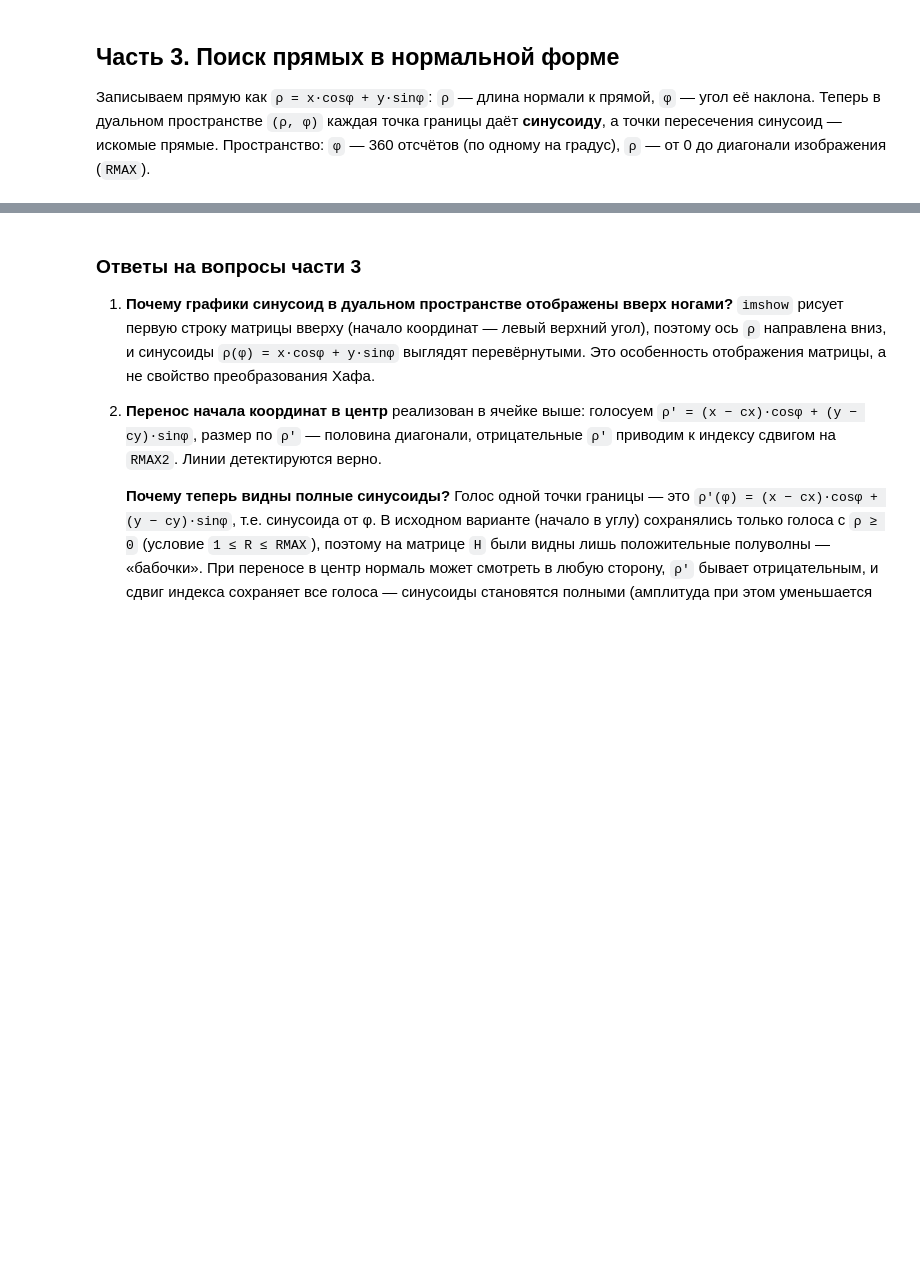
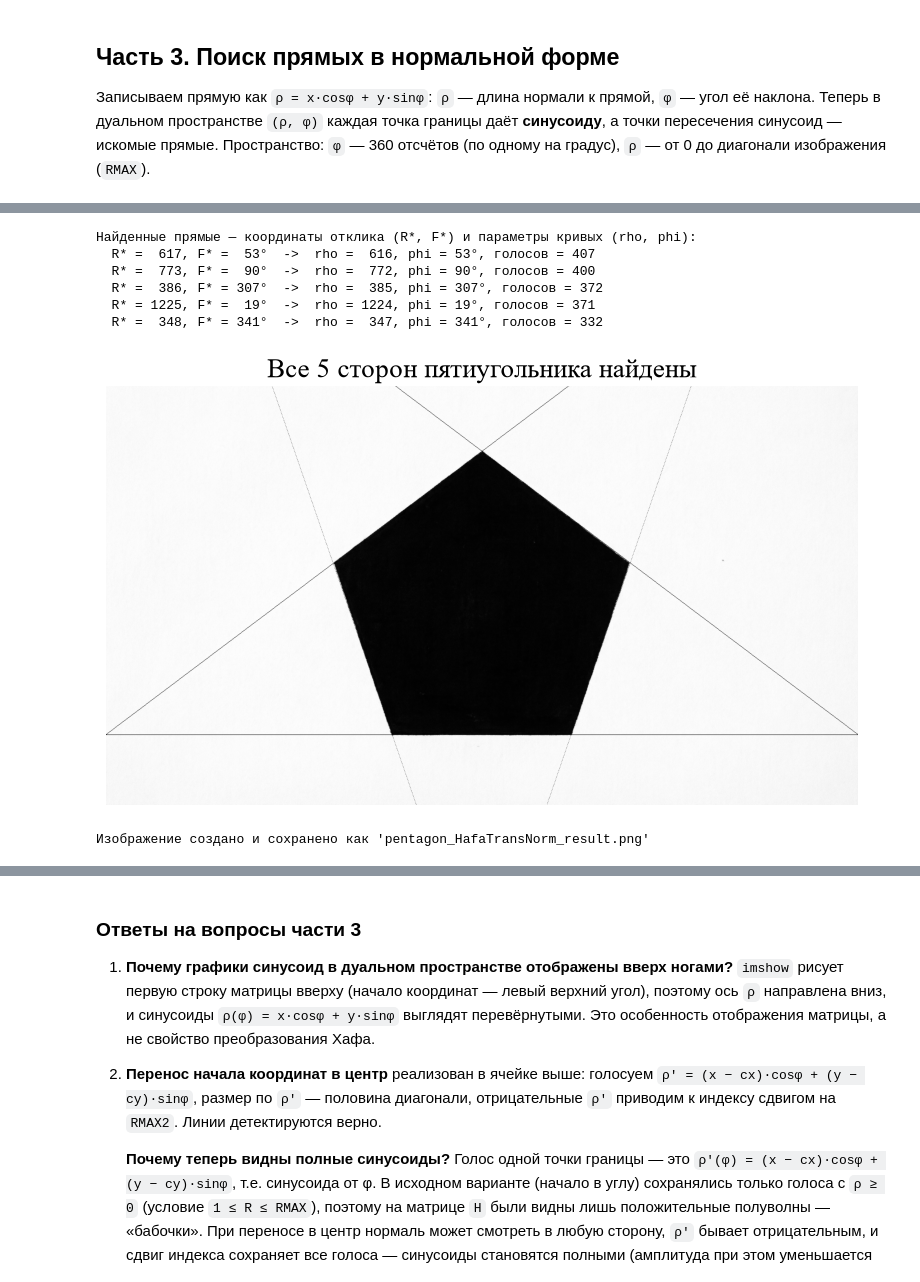
Before and after one commit to RiXenGC/pattern-recognition, a Jupyter notebook: lr3/main.ipynb, the cells around one changed output, grey strips where cells are left out. Saved outputs shown, nothing was run; the diff lists cells and outputs as text; code cells hidden in the pictures; blank space fills up the shorter version.

```diff
--- a/lr3/main.ipynb
+++ b/lr3/main.ipynb
@@ -397,42 +426,55 @@ SUP_R, SUP_F = 15, 10  # радиусы подавления области ма
 lines_rho = []
 for i in range(5):
     R_idx, fi = np.unravel_index(np.argmax(H3_work), H3_work.shape)
-    rho = R_idx  # R = round(rho) + 1 (1-based)  =>  rho = R_idx (0-based)
+    # Координаты наибольшего отклика: (R*, F*) — в 1-based индексации MATLAB
+    R_star = R_idx + 1   # R = round(rho) + 1  (1-based, как в MATLAB)
+    F_star = fi          # угол phi в градусах
+    # Пересчёт индекса R в параметр прямой — вычитанием единицы
+    rho = R_star - 1
     phi = np.radians(fi)
-    lines_rho.append((rho, fi, int(H3[R_idx, fi])))
+    lines_rho.append((R_star, F_star, rho, fi, int(H3[R_idx, fi])))
     # удаляем область максимума (с учётом переноса по phi через 0/360)
     rows = np.arange(max(0, R_idx - SUP_R), min(RMAX, R_idx + SUP_R + 1))
     cols = np.arange(fi - SUP_F, fi + SUP_F + 1) % FMAX
     H3_work[np.ix_(rows, cols)] = 0
 
     c, s = np.cos(phi), np.sin(phi)
     if abs(s) > 1e-3:
         # не вертикальная: перебираем x, y = (rho - x*cos(phi)) / sin(phi)
         for x in range(w):
             y = int(round((rho - x * c) / s))
             if 0 <= y < h:
                 A_lines3[y, x] = 0.0
     else:
         # почти вертикальная: sin(phi) мало — перебираем y,
         # x = (rho - y*sin(phi)) / cos(phi), иначе линия получается рваной
         for y in range(h):
             x = int(round((rho - y * s) / c))
             if 0 <= x < w:
                 A_lines3[y, x] = 0.0
 
-print('Найденные прямые (rho, phi, голосов):')
-for rho, fi, votes in lines_rho:
-    print(f'  rho = {rho}, phi = {fi}°, голосов = {votes}')
+print('Найденные прямые — координаты отклика (R*, F*) и параметры кривых (rho, phi):')
+for R_star, F_star, rho, fi, votes in lines_rho:
+    print(f'  R* = {R_star:4d}, F* = {F_star:3d}°  ->  rho = {rho:4d}, phi = {fi}°, голосов = {votes}')
 
-plt.figure(figsize=(8, 5))
+fig = plt.figure(figsize=(8, 5))
 plt.imshow(A_lines3, cmap='gray')
 plt.title('Все 5 сторон пятиугольника найдены')
 plt.axis('off')
 plt.tight_layout()
 plt.show()
 
 fig.savefig(ROOT_DIR / "data/lr3/pentagon_HafaTransNorm_result.png")
 print("Изображение создано и сохранено как 'pentagon_HafaTransNorm_result.png'")
+# %% [output]
+Найденные прямые — координаты отклика (R*, F*) и параметры кривых (rho, phi):
+  R* =  617, F* =  53°  ->  rho =  616, phi = 53°, голосов = 407
+  R* =  773, F* =  90°  ->  rho =  772, phi = 90°, голосов = 400
+  R* =  386, F* = 307°  ->  rho =  385, phi = 307°, голосов = 372
+  R* = 1225, F* =  19°  ->  rho = 1224, phi = 19°, голосов = 371
+  R* =  348, F* = 341°  ->  rho =  347, phi = 341°, голосов = 332
+[figure, added]
+Изображение создано и сохранено как 'pentagon_HafaTransNorm_result.png'
 # %%
 # -----//----- Модификация: начало координат в центре изображения -----//-----
 cx, cy = w // 2, h // 2
```
Also changed, not shown: parts of 8 cells of this notebook.
